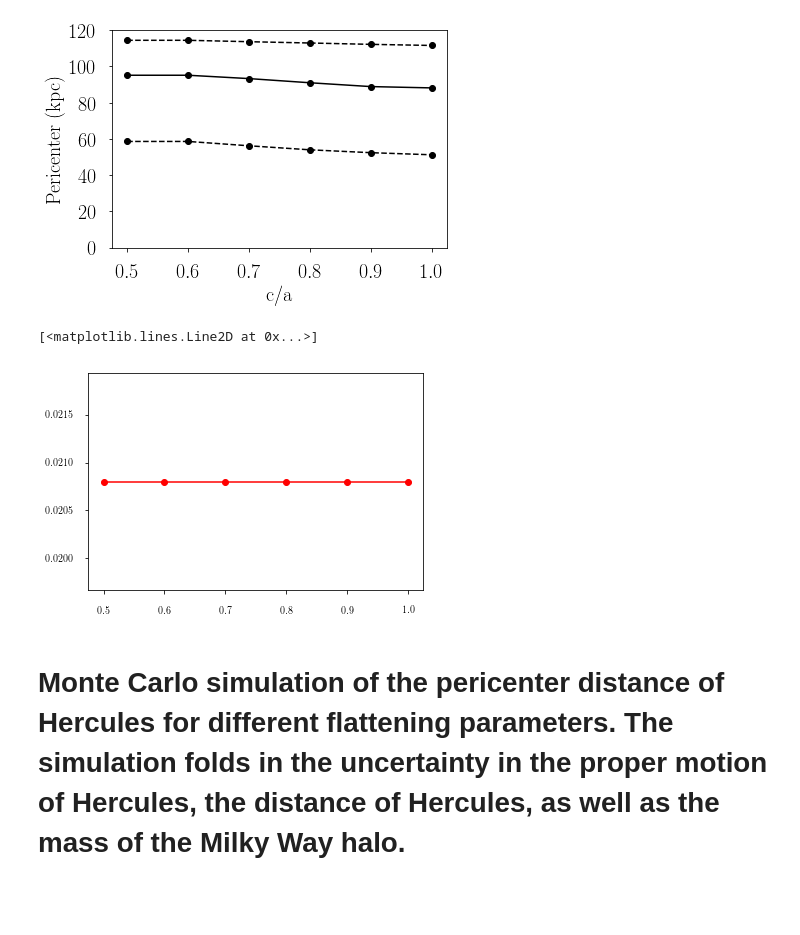
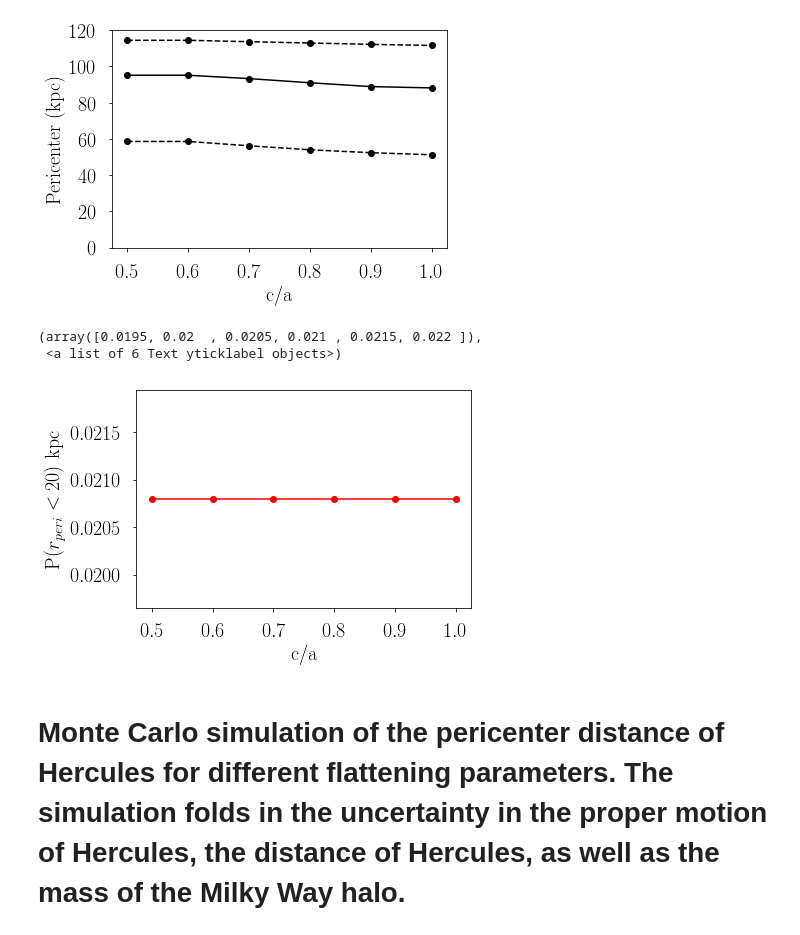
Before and after one commit to swfu/DwarfTidalStripping, a Jupyter notebook: herc_analysis.ipynb, the cells around one changed output. Saved outputs shown, nothing was run; the diff lists cells and outputs as text; code cells hidden in the pictures; blank space fills up the shorter version.

```diff
--- a/herc_analysis.ipynb
+++ b/herc_analysis.ipynb
@@ -345,14 +345,15 @@ plt.ylim(0,120)
 # %%
 plt.plot(c_grid, peri20, marker='o',color='red')
 
 plt.xlabel('c/a',fontsize=20)
-plt.ylabel('P($r_{peri})',fontsize=20)
+plt.ylabel(r'P($r_{peri} < 20$) kpc',fontsize=20)
 
 plt.xticks(fontsize=20)
 plt.yticks(fontsize=20)
 # %% [output]
-[<matplotlib.lines.Line2D at 0x...>]
+(array([0.0195, 0.02  , 0.0205, 0.021 , 0.0215, 0.022 ]),
+ <a list of 6 Text yticklabel objects>)
-[figure, old version]
+[figure, new version]
 # %% [markdown]
 # Monte Carlo simulation of the pericenter distance of Hercules for different flattening parameters. The simulation folds in the uncertainty in the proper motion of Hercules, the distance of Hercules, as well as the mass of the Milky Way halo.
 # %%
```
Also changed, not shown: parts of 1 cell of this notebook, 1 other file.
